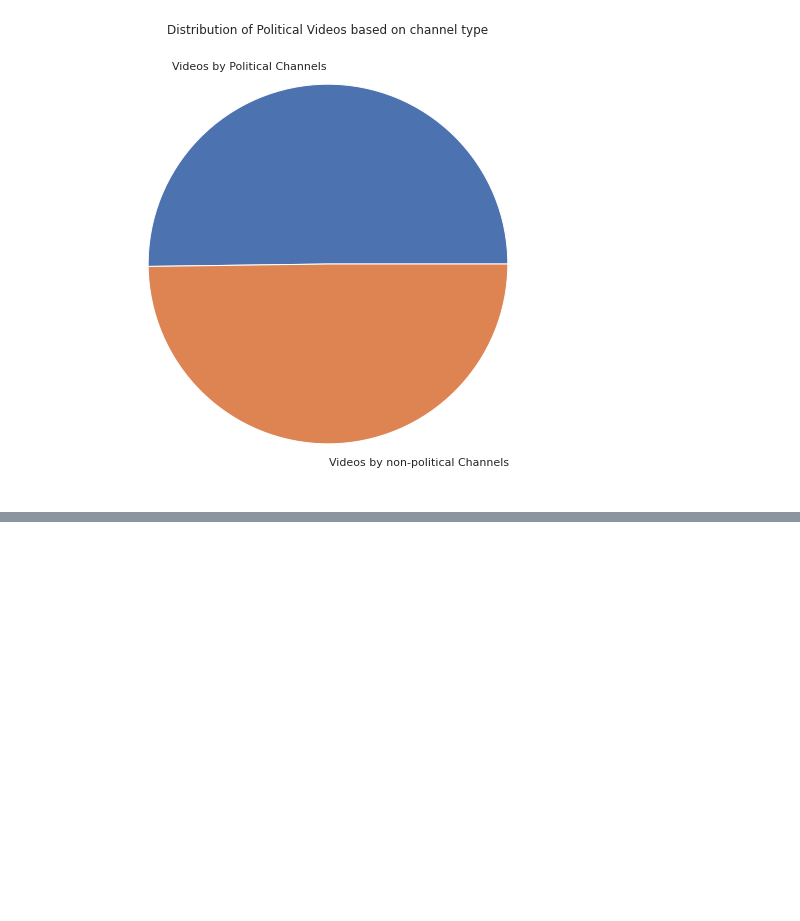
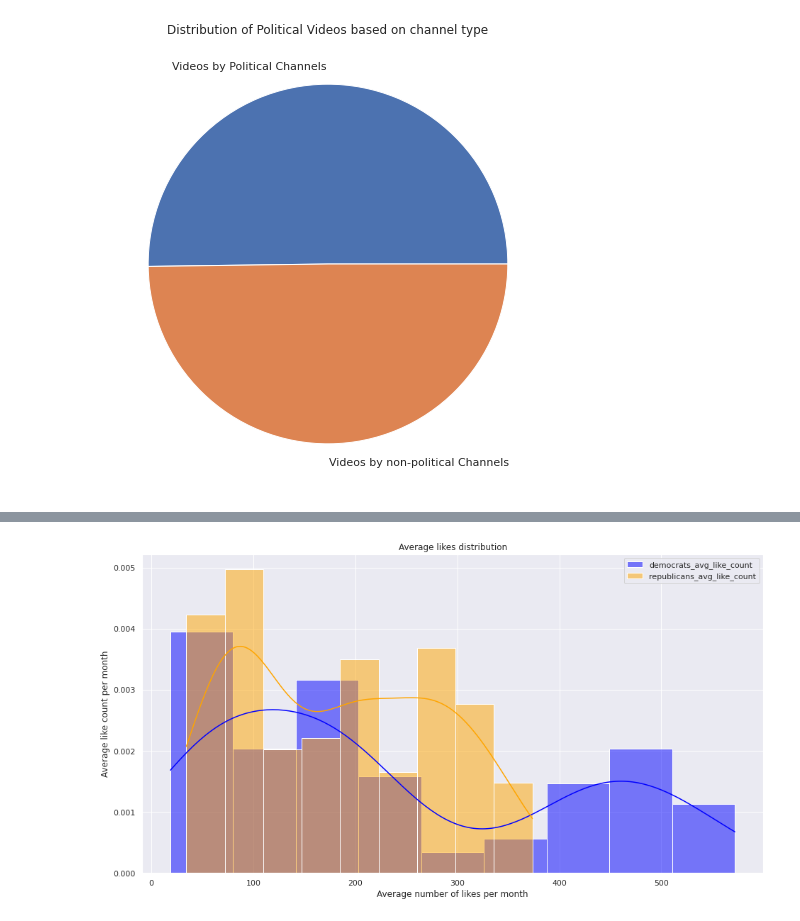
Before and after one commit to epfl-ada/ada-2022-project-outliers, a Jupyter notebook: HandlingData.ipynb, the cells around one changed output, grey strips where cells are left out. Drawn from its saved outputs; the diff is of its cells as text; code cells hidden in the pictures; blank space fills up the shorter version.

```diff
--- a/HandlingData.ipynb
+++ b/HandlingData.ipynb
@@ -327,0 +436,9 @@ plt.show()
+# %%
+# Plot the distribution of the average number of likes within every month from 2007 - 2019
+ax = sns.histplot(democrats['like_count'].values, kde=True, stat='density', color='blue', label='democrats_avg_like_count')
+ax = sns.histplot(republicans['like_count'].values, kde=True, stat='density', color='orange', label='republicans_avg_like_count')
+ax.set(title='Average likes distribution',xlabel='Average number of likes per month', ylabel='Average like count per month')
+plt.legend()
+plt.show()
+# %% [output]
+[figure, added]
```
Also changed, not shown: parts of 27 cells of this notebook, 1 other file.
